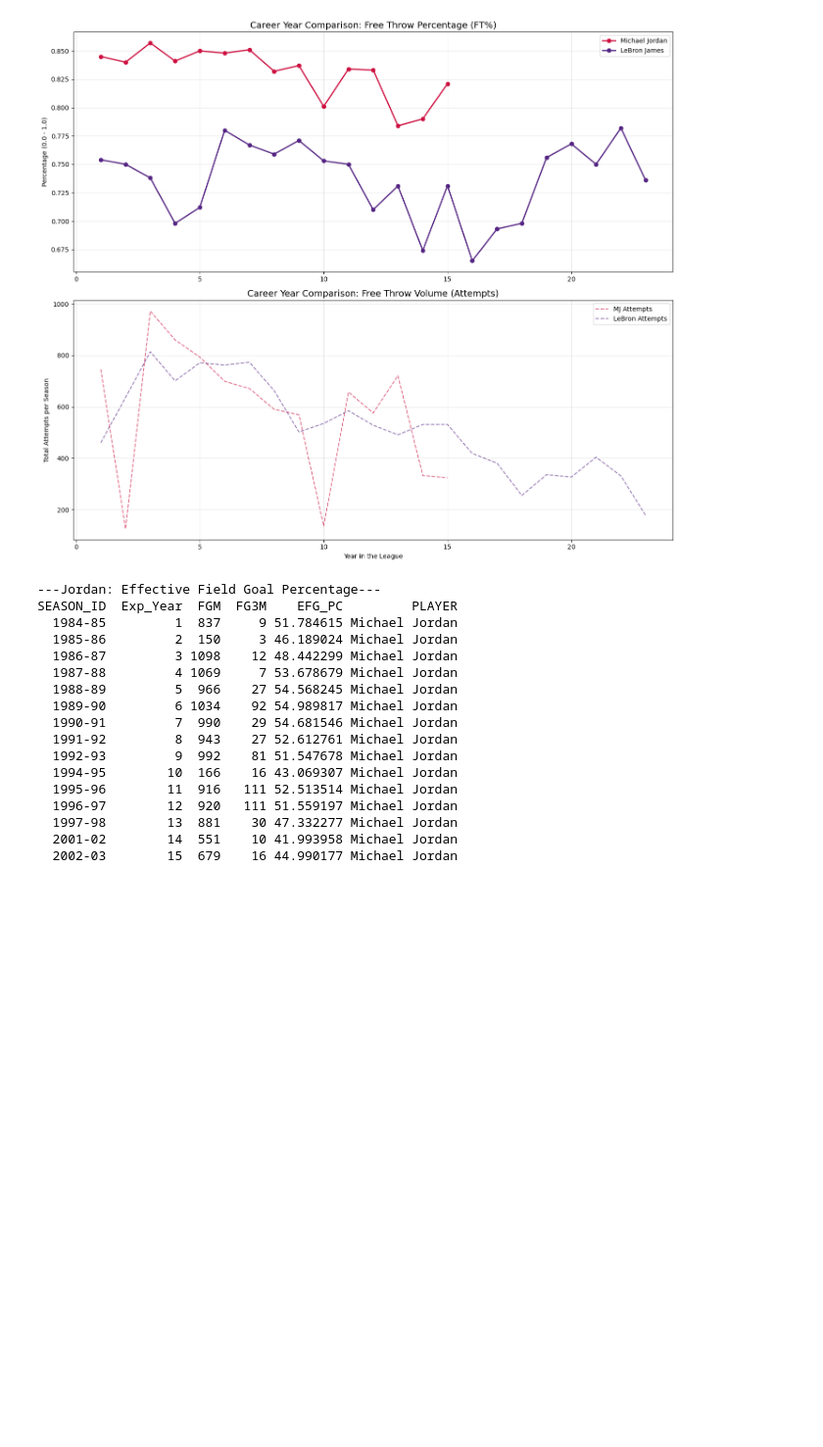
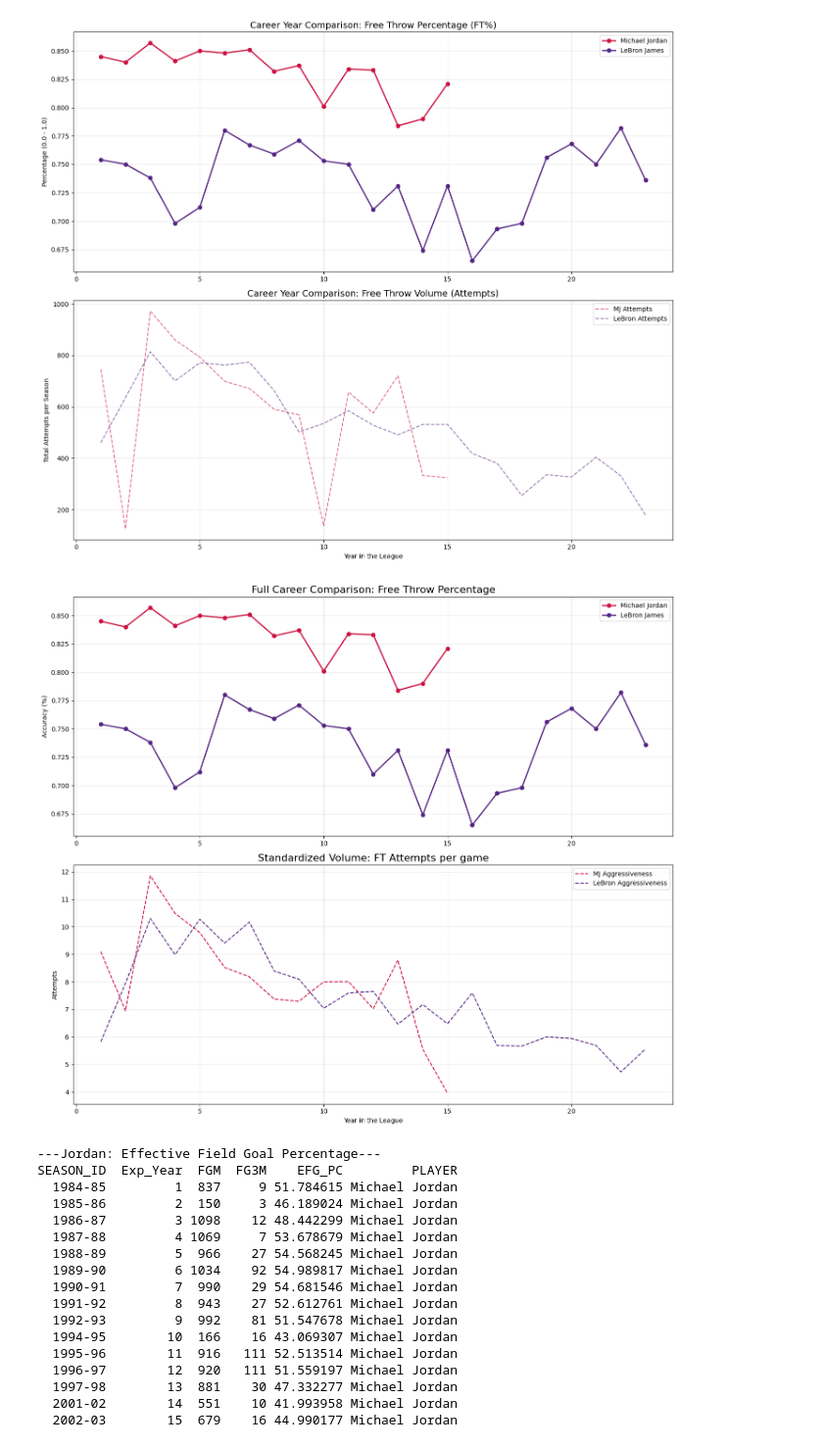
Before and after one commit to Jtambwe7305/mj-vs-lbj-nba-analysis-ai-help, a Jupyter notebook: Goat_comparison.ipynb, the cells around one changed output. Shown at 98% size. Cells and saved outputs as stored; diff of their text form; code cells hidden in the pictures; blank space fills up the shorter version.

```diff
--- a/Goat_comparison.ipynb
+++ b/Goat_comparison.ipynb
@@ -553,6 +553,58 @@ plt.tight_layout()
 plt.show()
 # %% [output]
 [figure]
+# %%
+def get_career_ft_per_game(name):
+    # 1. Get ID
+    p_id = players.find_players_by_full_name(name)[0]['id']
+
+    # 2. Get standard career stats
+    # We use this because it is the most reliable for historical players
+    career = playercareerstats.PlayerCareerStats(player_id=p_id)
+    df = career.get_data_frames()[0]
+
+    # 3. Filter out mid-season trade duplicates (the 'TOT' rows)
+    # If a player has multiple teams in a year, 'TOT' is the sum.
+    # If they only played for one, 'TOT' doesn't exist, so we keep the original.
+    df['Real_Season'] = df.groupby('SEASON_ID')['TEAM_ID'].transform('count')
+    # If they played for >1 team, we only want the 'TOT' (Team ID 0)
+    # If they played for 1 team, we keep that team.
+    df = df[((df['Real_Season'] > 1) & (df['TEAM_ID'] == 0)) | (df['Real_Season'] == 1)]
+
+    df['FTA_Per_Game'] = (df['FTA'] / df['GP'])
+    df['Career_Year'] = range(1, len(df) + 1)
+
+    return df[['Career_Year', 'FT_PCT', 'FTA_Per_Game', 'SEASON_ID']]
+
+# Fetch data
+mj_full = get_career_ft_per_game('Michael Jordan')
+time.sleep(1)
+lbj_full = get_career_ft_per_game('LeBron James')
+
+# --- Visualization ---
+fig, ax = plt.subplots(2, 1, figsize=(14, 12))
+
+# Top Plot: FT%
+ax[0].plot(mj_full['Career_Year'], mj_full['FT_PCT'], label='Michael Jordan', color='#CE1141', marker='o', linewidth=2)
+ax[0].plot(lbj_full['Career_Year'], lbj_full['FT_PCT'], label='LeBron James', color='#552583', marker='o', linewidth=2)
+ax[0].set_title('Full Career Comparison: Free Throw Percentage', fontsize=16)
+ax[0].set_ylabel('Accuracy (%)')
+ax[0].legend()
+ax[0].grid(True, alpha=0.3)
+
+# Bottom Plot: FTA per 36 (The standardized volume)
+ax[1].plot(mj_full['Career_Year'], mj_full['FTA_Per_Game'], label='MJ Aggressiveness', color='#CE1141', linestyle='--')
+ax[1].plot(lbj_full['Career_Year'], lbj_full['FTA_Per_Game'], label='LeBron Aggressiveness', color='#552583', linestyle='--')
+ax[1].set_title('Standardized Volume: FT Attempts per game', fontsize=16)
+ax[1].set_xlabel('Year in the League')
+ax[1].set_ylabel('Attempts')
+ax[1].legend()
+ax[1].grid(True, alpha=0.3)
+
+plt.tight_layout()
+plt.show()
+# %% [output]
+[figure, added]
 # %%
 def get_eff_fgpct(df):
     df = df.copy()
```
Also changed, not shown: parts of 1 cell of this notebook.
